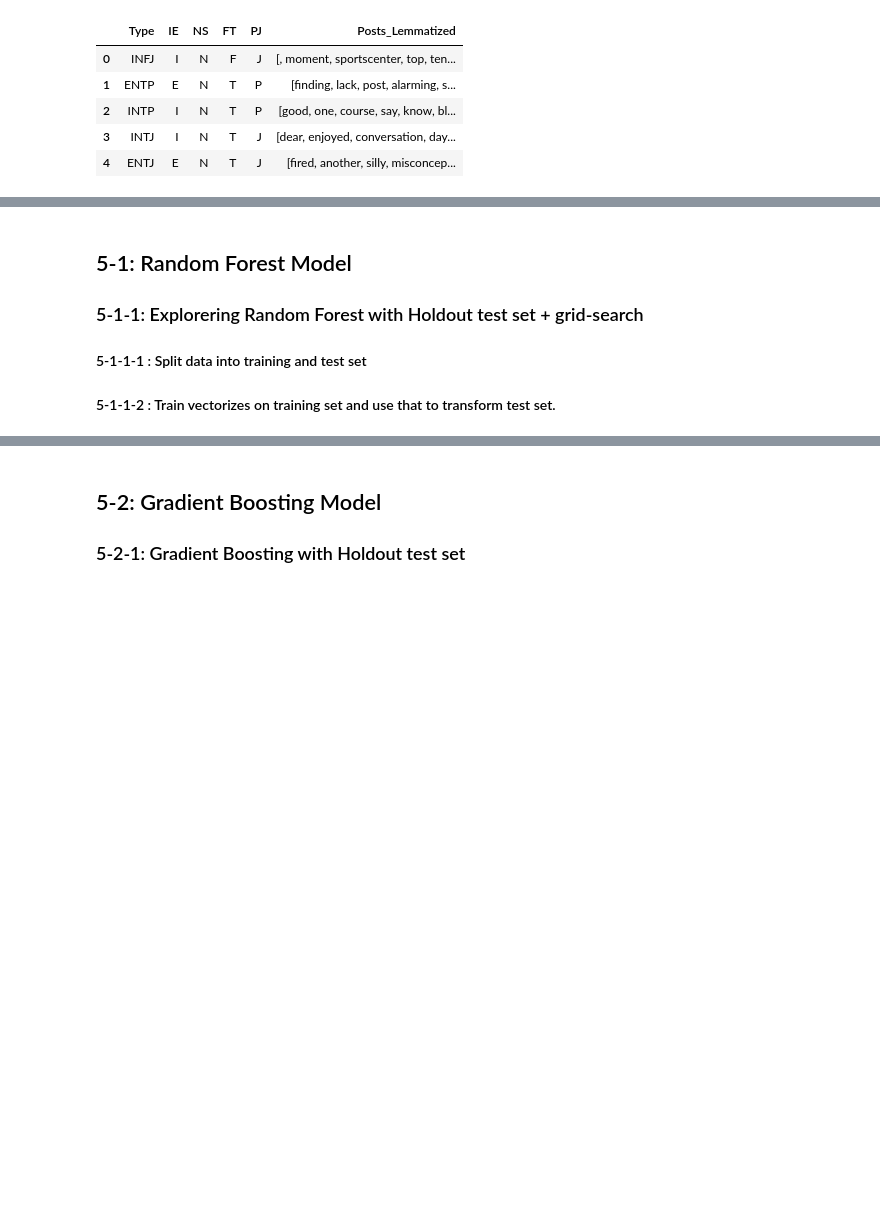
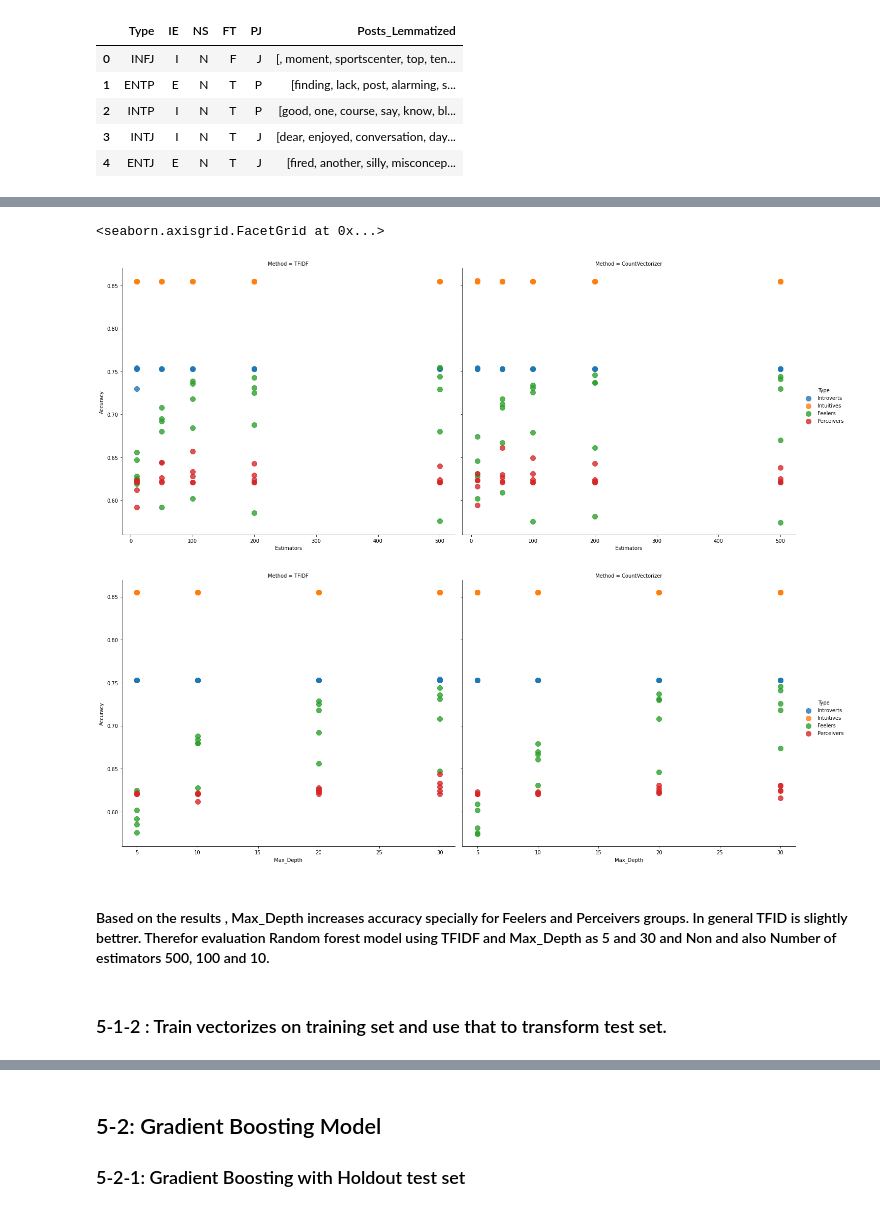
Before and after one commit to shshakib/Twitter-Personality-Prediction, a Jupyter notebook: Step5 Machine Learning Model.ipynb, the cells around one changed output, grey strips where cells are left out. Drawn from its saved outputs; the diff is of its cells as text; code cells hidden in the pictures; blank space fills up the shorter version.

Commit message:
Random Forest parameters tuning

```diff
--- a/Step5 Machine Learning Model.ipynb
+++ b/Step5 Machine Learning Model.ipynb
@@ -112,5 +208,16 @@ np.save('X_test_count', X_test_count)#Saving results
+# %%
+import seaborn as sns
+from pandas import DataFrame
+
+df = pd.read_csv('RF_Holdout_Result.csv')
+
+sns.lmplot(x='Estimators', y='Accuracy', data=df, hue='Type', fit_reg=False, aspect=1.2, height = 8, scatter_kws={"s": 100}, col = 'Method')
+sns.lmplot(x='Max_Depth', y='Accuracy', data=df, hue='Type', fit_reg=False, aspect=1.2, height = 8, scatter_kws={"s": 100}, col = 'Method')
+# %% [output]
+<seaborn.axisgrid.FacetGrid at 0x...>
+[figure, added]
+[figure, added]
+# %% [markdown]
+#### Based on the results , Max_Depth increases accuracy specially for Feelers and Perceivers groups. In general TFID is slightly bettrer. Therefor evaluation Random forest model using TFIDF and  Max_Depth as 5 and 30 and Non and also Number of estimators 500, 100 and 10.
 # %% [markdown]
-## 5-1: Random Forest Model
-### 5-1-1: Explorering Random Forest with Holdout test set + grid-search
-#### 5-1-1-1 : Split data into training and test set
-#### 5-1-1-2 : Train vectorizes on training set and use that to transform test set.
+### 5-1-2 : Train vectorizes on training set and use that to transform test set.
```
Also changed, not shown: parts of 20 cells of this notebook, 2 other files.
